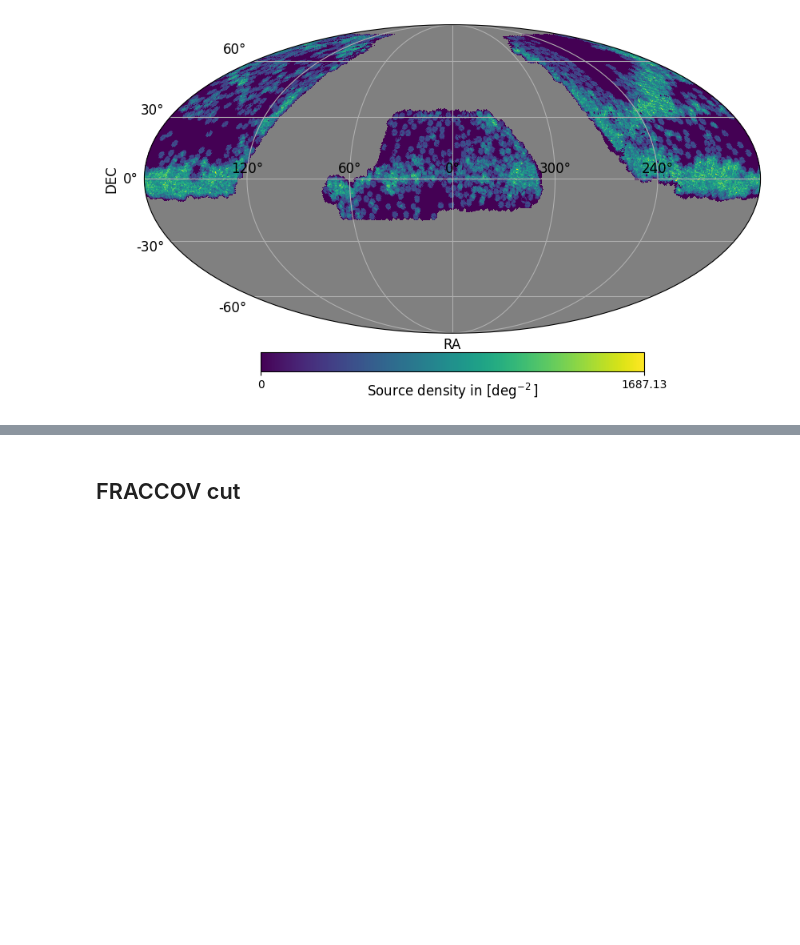
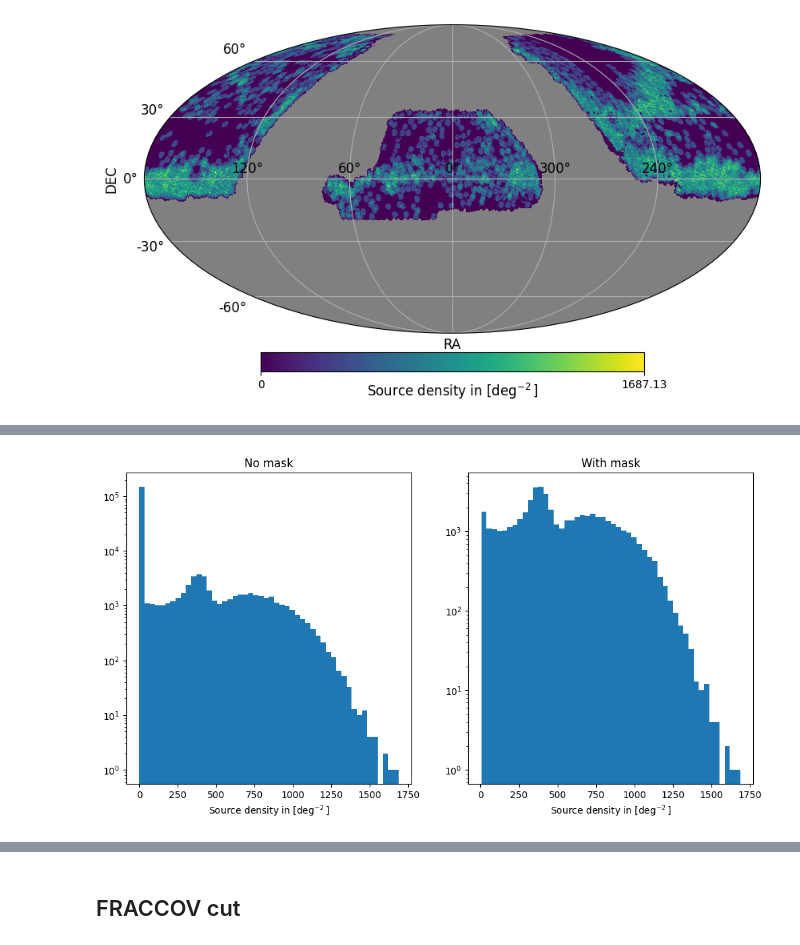
Before and after one commit to johannct/M2_Stage_Code, a Jupyter notebook: DESI BGS FRACCOV.ipynb, the cells around one changed output, grey strips where cells are left out. Drawn from its saved outputs; the diff is of its cells as text; code cells hidden in the pictures; blank space fills up the shorter version.

```diff
--- a/DESI BGS FRACCOV.ipynb
+++ b/DESI BGS FRACCOV.ipynb
@@ -113 +121,7 @@ plt.ylabel("DEC");
+# %%
+fig, ax = plt.subplots(1, 2, figsize=[12, 6])
+get_hist(NSource_BGS_px_masked.data, xlabel="Source density in $[\deg^{-2}]$", title="No mask", bins=50, log=True, figax=(fig, ax[0]))
+get_hist(NSource_BGS_px_masked, xlabel="Source density in $[\deg^{-2}]$", title="With mask", bins=50, log=True, figax=(fig, ax[1]));
+# %% [output]
+[figure, added]
 # %%
```
Also changed, not shown: parts of 8 cells of this notebook, 2 other files.
